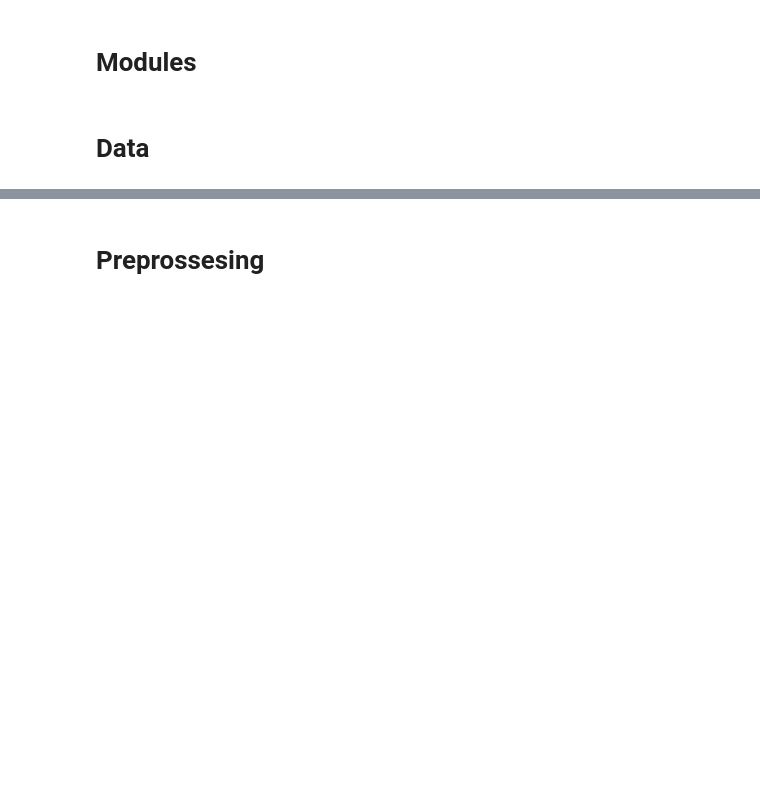
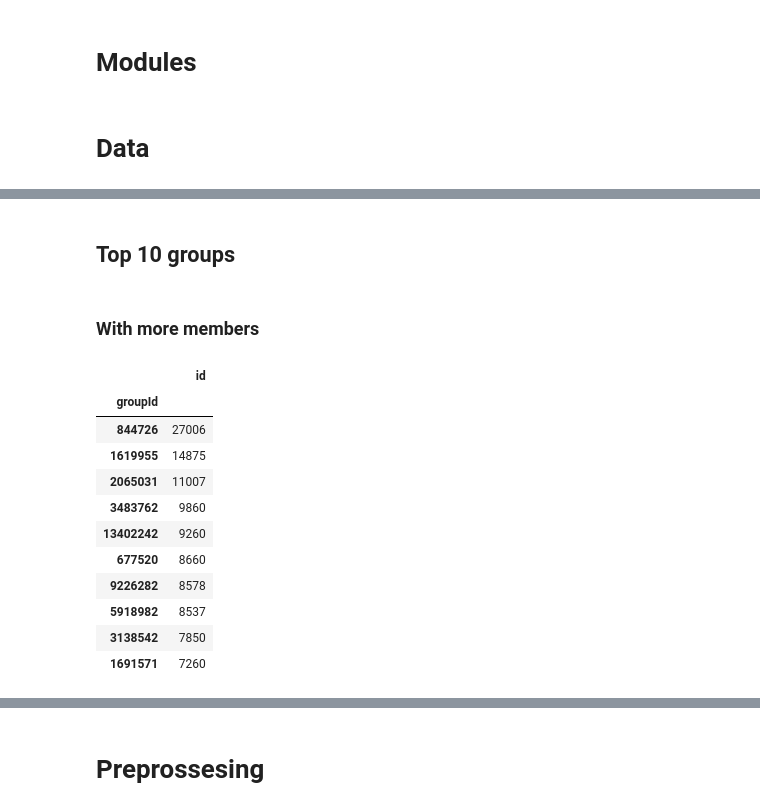
Before and after one commit to bluterplay/7moSemestre, a Jupyter notebook: DatosMasivos/GroupRecom.ipynb, the cells around one changed output, grey strips where cells are left out. Saved outputs shown, nothing was run; the diff lists cells and outputs as text; code cells hidden in the pictures; blank space fills up the shorter version.

```diff
--- a/DatosMasivos/GroupRecom.ipynb
+++ b/DatosMasivos/GroupRecom.ipynb
@@ -32,0 +101,21 @@ dataG.head()
+# %% [markdown]
+## Top 10 groups
+# %%
+top =dataM.groupby("groupId")[["id"]].count().copy()
+# %% [markdown]
+### With more members
+# %%
+top[["id"]].sort_values(by= "id", ascending=False).head(10)
+# %% [output]
+|  | id |
+| groupId |  |
+| 844726 | 27006 |
+| 1619955 | 14875 |
+| 2065031 | 11007 |
+| 3483762 | 9860 |
+| 13402242 | 9260 |
+| 677520 | 8660 |
+| 9226282 | 8578 |
+| 5918982 | 8537 |
+| 3138542 | 7850 |
+| 1691571 | 7260 |
```
Also changed, not shown: parts of 35 cells of this notebook, 1 other file.
